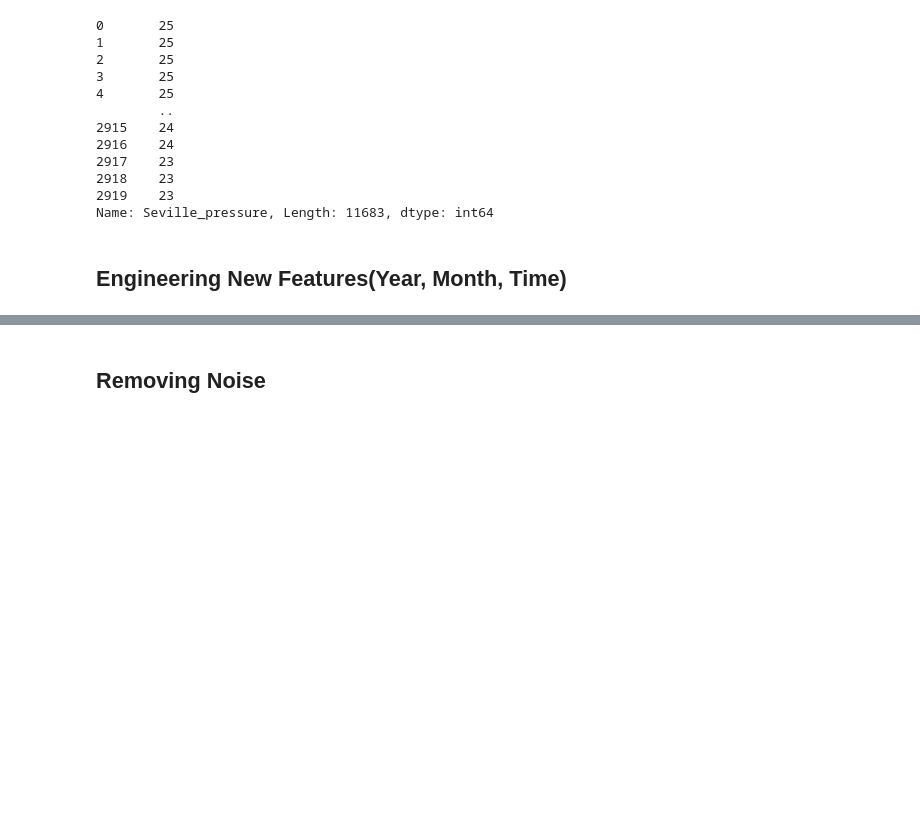
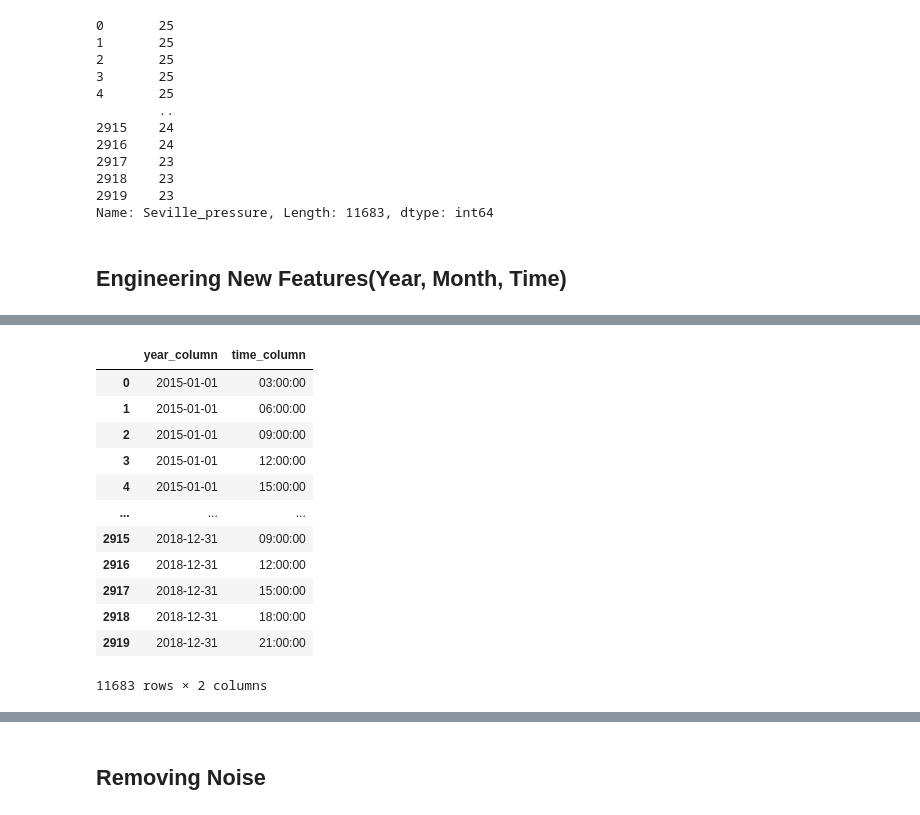
Before and after one commit to softmancho/load-shortfall-regression-predict-api, a Jupyter notebook: Advanced-Regression-Starter-Data/starter-notebook.ipynb, the cells around one changed output, grey strips where cells are left out. Cells and saved outputs as stored; diff of their text form; code cells hidden in the pictures; blank space fills up the shorter version.

```diff
--- a/Advanced-Regression-Starter-Data/starter-notebook.ipynb
+++ b/Advanced-Regression-Starter-Data/starter-notebook.ipynb
@@ -348,0 +364,18 @@ Name: Seville_pressure, Length: 11683, dtype: int64
+# %%
+# create new features
+df_train_test[['year_column','time_column']] = df_train_test['time'].str.split(" ",expand=True)
+df_train_test[['year_column','time_column']]
+# %% [output]
+|  | year_column | time_column |
+| 0 | 2015-01-01 | 03:00:00 |
+| 1 | 2015-01-01 | 06:00:00 |
+| 2 | 2015-01-01 | 09:00:00 |
+| 3 | 2015-01-01 | 12:00:00 |
+| 4 | 2015-01-01 | 15:00:00 |
+| ... | ... | ... |
+| 2915 | 2018-12-31 | 09:00:00 |
+| 2916 | 2018-12-31 | 12:00:00 |
+| 2917 | 2018-12-31 | 15:00:00 |
+| 2918 | 2018-12-31 | 18:00:00 |
+| 2919 | 2018-12-31 | 21:00:00 |
+11683 rows × 2 columns
```
Also changed, not shown: parts of 10 cells of this notebook.
